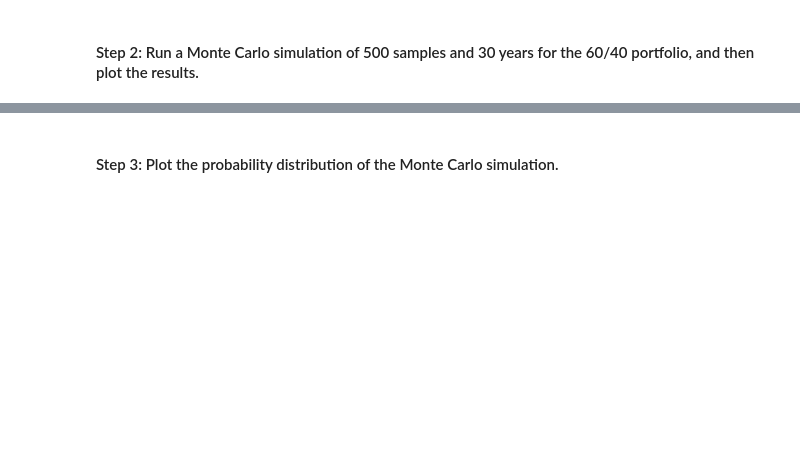
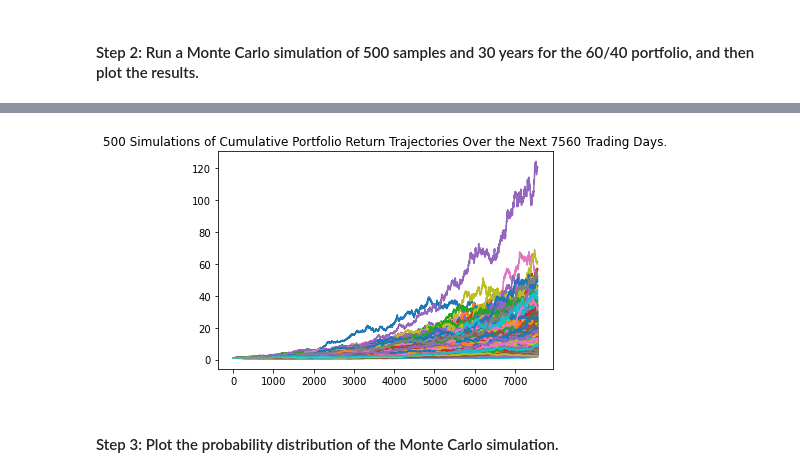
Before and after one commit to seberts12/Module-5-Challenge, a Jupyter notebook: Starter_code/financial_planning_tools.ipynb, the cells around one changed output, grey strips where cells are left out. Drawn from its saved outputs; the diff is of its cells as text; code cells hidden in the pictures; blank space fills up the shorter version.

```diff
--- a/Starter_code/financial_planning_tools.ipynb
+++ b/Starter_code/financial_planning_tools.ipynb
@@ -446,10 +428,13 @@ display(three_year_df.tail())
 # %% [markdown]
 #### Step 2: Run a Monte Carlo simulation of 500 samples and 30 years for the 60/40 portfolio, and then plot the results.
 # %%
-# Configure the Monte Carlo simulation to forecast 30 years cumulative returns
-# The weights should be split 40% to AGG and 60% to SPY.
-# Run 500 samples.
-# YOUR CODE HERE
+# Configuring the Monte Carlo simulation to forecast 30 years cumulative returns, with .60,.40 weights, over 30 years
+MC_thirty = MCSimulation(
+    portfolio_data = three_year_df,
+    weights = [.60,.40],
+    num_simulation = 500,
+    num_trading_days = 252*30
+)
 
-# Review the simulation input data
-# YOUR CODE HERE
+# Reviewing the simulation input data
+MC_thirty.portfolio_data.head()
@@ -459,7 +495,8 @@ display(three_year_df.tail())
 # %%
-# Visualize the 30-year Monte Carlo simulation by creating an
-# overlay line plot
-# YOUR CODE HERE
+# Visualizing the 30-year Monte Carlo simulation with a plot
+MC_thirty_plot = MC_thirty.plot_simulation()
+# %% [output]
+[figure, added]
 # %% [markdown]
 #### Step 3: Plot the probability distribution of the Monte Carlo simulation.
 # %%
```
Also changed, not shown: parts of 40 cells of this notebook.
